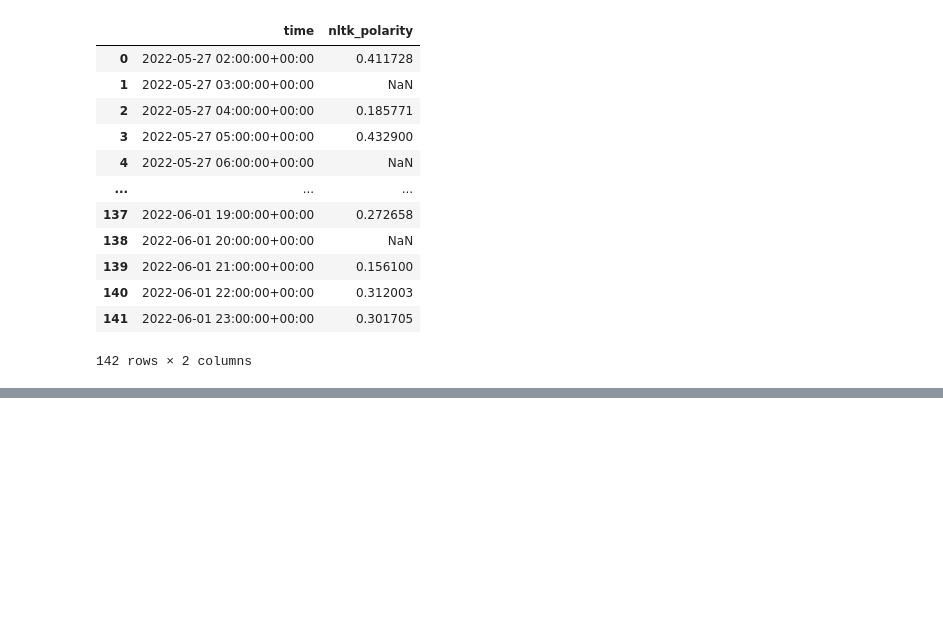
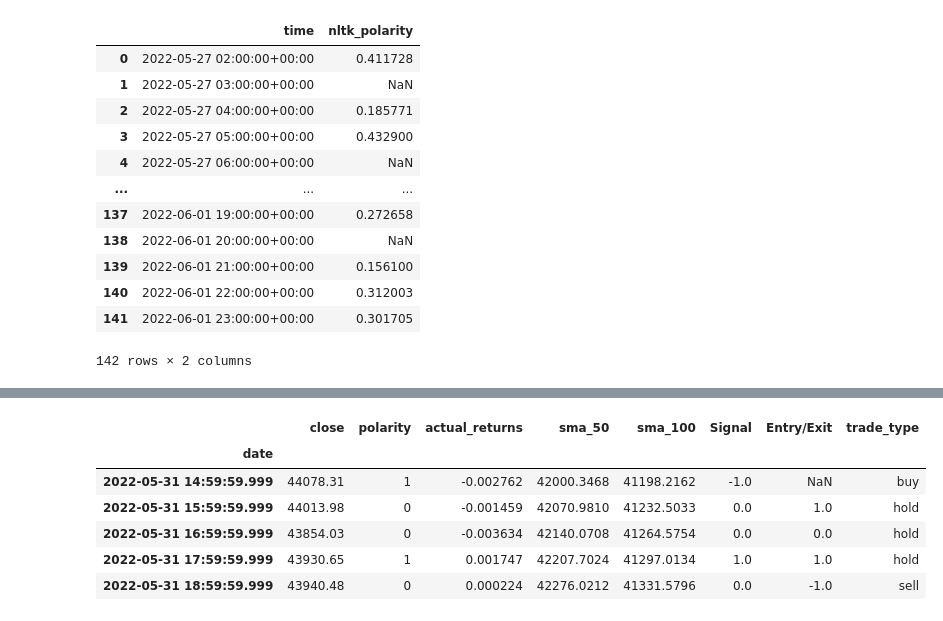
Before and after one commit to SamRoberts995/Project2_ML, a Jupyter notebook: Coding/Crypto_Algo.ipynb, the cells around one changed output, grey strips where cells are left out. Cells and saved outputs as stored; diff of their text form; code cells hidden in the pictures; blank space fills up the shorter version.

```diff
--- a/Coding/Crypto_Algo.ipynb
+++ b/Coding/Crypto_Algo.ipynb
@@ -189,4 +238,48 @@ predictions_df.head()
 # Calculate the points in time when the Signal value changes
 # Identify trade entry (1) and exit (-1) points
 btc_df["Entry/Exit"] = btc_df["Signal"].diff()
+# %%
+# Initialize trade_type column for buys and sells
+btc_df['trade_type'] = np.nan
+
+# Initialize variable to hold the previous_price
+previous_price = 0
+tw_sentiment = 0
+
+# Loop through the Pandas DataFrame and code the conditions of the trading strategy
+for index, row in btc_df.iterrows():
+
+    # buy if the previous price is 0 and Twitter Sentiment has Positive for 7 consecutive days.
+    if previous_price == 0 and tw_sentiment == 0:
+        btc_df.loc[index, "trade_type"] = "buy"
+
+    # buy if the current day price is less than the previous day price and Twitter Sentiment has Positive for 4 consecutive days
+    elif row["close"] < previous_price and row['polarity'] == 1:
+        btc_df.loc[index, "trade_type"] = "buy"
+
+    # sell if the current day price is greater than the previous day price and Twitter Sentiment has Negative for 3 consecutive days
+    elif row["close"] > previous_price and row['polarity'] == 0:
+        btc_df.loc[index, "trade_type"] = "sell"
+
+    # else hold if the current day price is equal to the previous day price and Twitter Sentiment is Neutrual or Greater in 4 days
+    else:
+        btc_df.loc[index, "trade_type"] = "hold"
+
+    # reset the previous_price variable to the close price of the current row
+    previous_price = row["close"]
+
+    # if the index is the last index of the Dataframe, set the trade_type to sell
+    if index == btc_df.index[-1]:
+        btc_df.loc[index, "trade_type"] = "sell"
+
+
+btc_df.head()
+# %% [output]
+|  | close | polarity | actual_returns | sma_50 | sma_100 | Signal | Entry/Exit | trade_type |
+| date |  |  |  |  |  |  |  |  |
+| 2022-05-31 14:59:59.999 | 44078.31 | 1 | -0.002762 | 42000.3468 | 41198.2162 | -1.0 | NaN | buy |
+| 2022-05-31 15:59:59.999 | 44013.98 | 0 | -0.001459 | 42070.9810 | 41232.5033 | 0.0 | 1.0 | hold |
+| 2022-05-31 16:59:59.999 | 43854.03 | 0 | -0.003634 | 42140.0708 | 41264.5754 | 0.0 | 0.0 | hold |
+| 2022-05-31 17:59:59.999 | 43930.65 | 1 | 0.001747 | 42207.7024 | 41297.0134 | 1.0 | 1.0 | hold |
+| 2022-05-31 18:59:59.999 | 43940.48 | 0 | 0.000224 | 42276.0212 | 41331.5796 | 0.0 | -1.0 | sell |
 # %%
```
Also changed, not shown: parts of 20 cells of this notebook.
